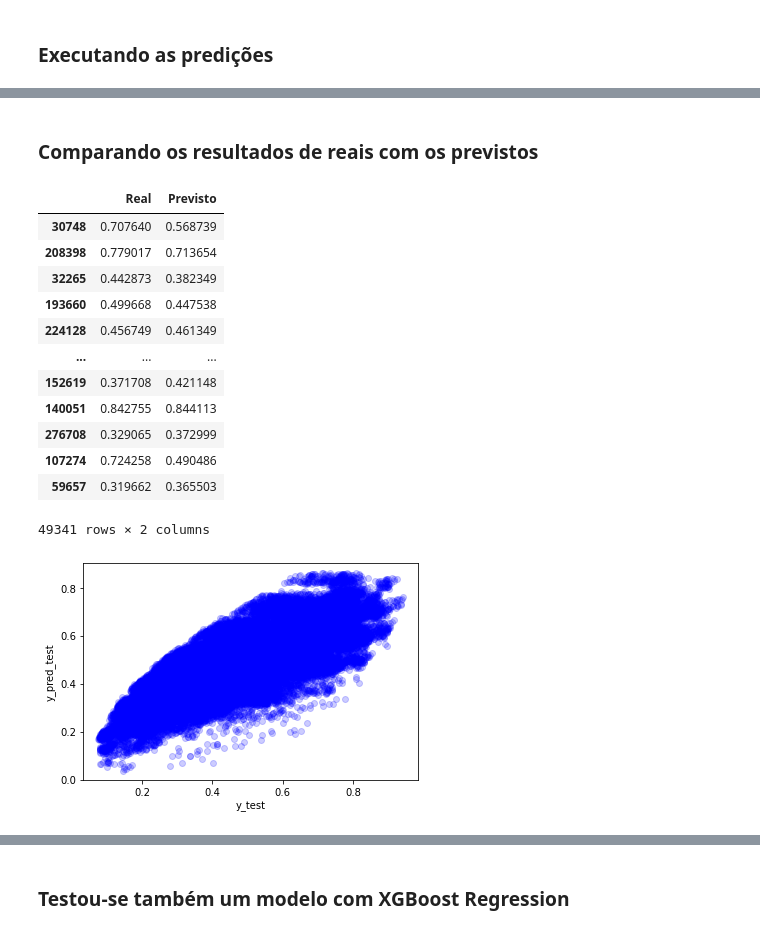
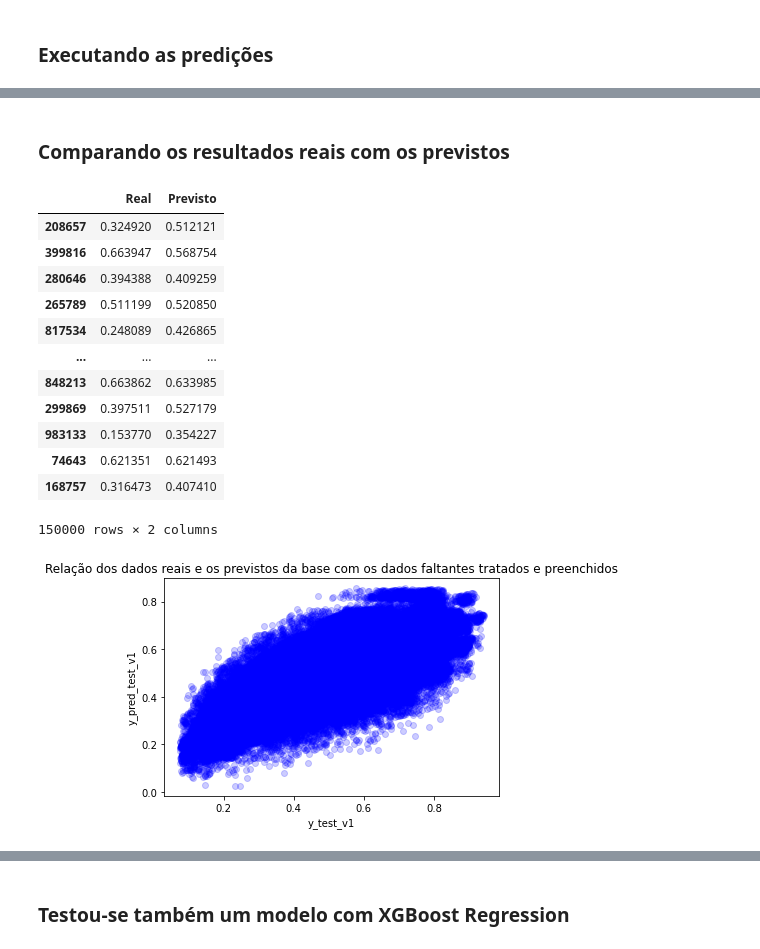
Before and after one commit to cassianojp/desafio_neoway, a Jupyter notebook: desafio_neoway_model.ipynb, the cells around one changed output, grey strips where cells are left out. Cells and saved outputs as stored; diff of their text form; code cells hidden in the pictures.

```diff
--- a/desafio_neoway_model.ipynb
+++ b/desafio_neoway_model.ipynb
@@ -238,3 +295,3 @@ var_remove
 # %%
-x_estudo = df_uso.drop('prob_V1_V2', axis=1)
-y_estudo = df_uso['prob_V1_V2']
+x_estudo_v1 = df_uso_v1.drop('prob_V1_V2', axis=1)
+y_estudo_v1 = df_uso_v1['prob_V1_V2']
@@ -262,11 +338,12 @@ x_estudo
 ### Dividindo a base em treinamento e teste
 # %%
 test_size = 0.3
-x_train, x_test, y_train, y_test = train_test_split(x_estudo, y_estudo, test_size=test_size, random_state=seed)
+x_train_v1, x_test_v1, y_train_v1, y_test_v1 = train_test_split(x_estudo_v1, y_estudo_v1, test_size=test_size, random_state=seed)
+x_train_v2, x_test_v2, y_train_v2, y_test_v2 = train_test_split(x_estudo_v2, y_estudo_v2, test_size=test_size, random_state=seed)
 # %% [markdown]
 ### Criando o modelo de regressão e treinando o modelo
 # %%
-lr = LinearRegression()
-lr.fit(x_train, y_train)
+lr1 = LinearRegression()
+lr1.fit(x_train_v1, y_train_v1)
 # %% [output]
 LinearRegression()
@@ -273,5 +355,5 @@ LinearRegression()
 # %% [markdown]
 ### Executando as predições
 # %%
-y_pred_train = lr.predict(x_train)
-y_pred_test = lr.predict(x_test)
+y_pred_train_v1 = lr1.predict(x_train_v1)
+y_pred_test_v1 = lr1.predict(x_test_v1)
@@ -340,25 +425,26 @@ coef
 # %% [markdown]
-### Comparando os resultados de reais com os previstos
+### Comparando os resultados reais com os previstos
 # %%
-resultados = pd.DataFrame({'Real': y_test, 'Previsto': y_pred_test})
+resultados = pd.DataFrame({'Real': y_test_v1, 'Previsto': y_pred_test_v1})
 resultados
 # %% [output]
 |  | Real | Previsto |
-| 30748 | 0.707640 | 0.568739 |
-| 208398 | 0.779017 | 0.713654 |
-| 32265 | 0.442873 | 0.382349 |
-| 193660 | 0.499668 | 0.447538 |
-| 224128 | 0.456749 | 0.461349 |
+| 208657 | 0.324920 | 0.512121 |
+| 399816 | 0.663947 | 0.568754 |
+| 280646 | 0.394388 | 0.409259 |
+| 265789 | 0.511199 | 0.520850 |
+| 817534 | 0.248089 | 0.426865 |
 | ... | ... | ... |
-| 152619 | 0.371708 | 0.421148 |
-| 140051 | 0.842755 | 0.844113 |
-| 276708 | 0.329065 | 0.372999 |
-| 107274 | 0.724258 | 0.490486 |
-| 59657 | 0.319662 | 0.365503 |
+| 848213 | 0.663862 | 0.633985 |
+| 299869 | 0.397511 | 0.527179 |
+| 983133 | 0.153770 | 0.354227 |
+| 74643 | 0.621351 | 0.621493 |
+| 168757 | 0.316473 | 0.407410 |
-49341 rows × 2 columns
+150000 rows × 2 columns
 # %%
-plt.plot(y_test, y_pred_test, 'bo', alpha=0.2);
-plt.xlabel('y_test');
-plt.ylabel('y_pred_test');
+plt.plot(y_test_v1, y_pred_test_v1, 'bo', alpha=0.2);
+plt.xlabel('y_test_v1');
+plt.ylabel('y_pred_test_v1');
+plt.title('Relação dos dados reais e os previstos da base com os dados faltantes tratados e preenchidos');
 # %% [output]
-[figure, old version]
+[figure, new version]
```
Also changed, not shown: parts of 56 cells of this notebook, 4 other files.
